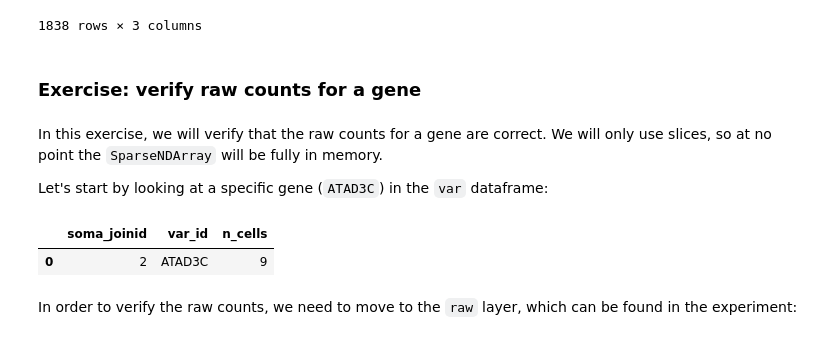
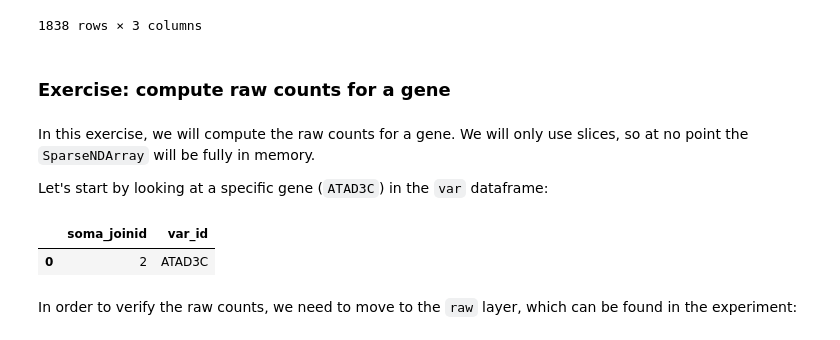
Before and after one commit to single-cell-data/TileDB-SOMA, a Jupyter notebook: apis/python/notebooks/tutorial_soma_reading.ipynb, the cells around one changed output. Drawn from its saved outputs; the diff is of its cells as text; code cells hidden in the pictures.

```diff
--- a/apis/python/notebooks/tutorial_soma_reading.ipynb
+++ b/apis/python/notebooks/tutorial_soma_reading.ipynb
@@ -355,16 +355,16 @@ var.read().concat().to_pandas()
 | 1837 | 1837 | PRMT2 | 588 |
 1838 rows × 3 columns
 # %% [markdown]
-### Exercise: verify raw counts for a gene
+### Exercise: compute raw counts for a gene
 # %% [markdown]
-In this exercise, we will verify that the raw counts for a gene are correct. We will only use slices, so at no point the `SparseNDArray` will be fully in memory.
+In this exercise, we will compute the raw counts for a gene. We will only use slices, so at no point the `SparseNDArray` will be fully in memory.
 
 Let's start by looking at a specific gene (`ATAD3C`) in the `var` dataframe:
 # %%
-var.read(value_filter="var_id == 'ATAD3C'").concat().to_pandas()
+var.read(column_names=["soma_joinid", "var_id"], value_filter="var_id == 'ATAD3C'").concat().to_pandas()
 # %% [output]
-|  | soma_joinid | var_id | n_cells |
-| 0 | 2 | ATAD3C | 9 |
+|  | soma_joinid | var_id |
+| 0 | 2 | ATAD3C |
 # %% [markdown]
 In order to verify the raw counts, we need to move to the `raw` layer, which can be found in the experiment:
 # %%
```
Also changed, not shown: parts of 11 cells of this notebook.
